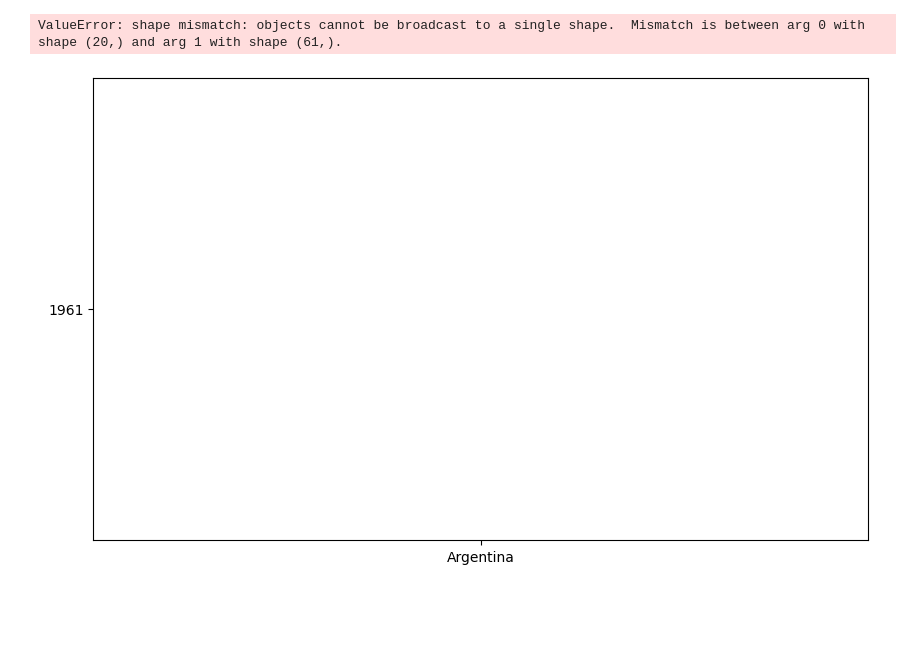
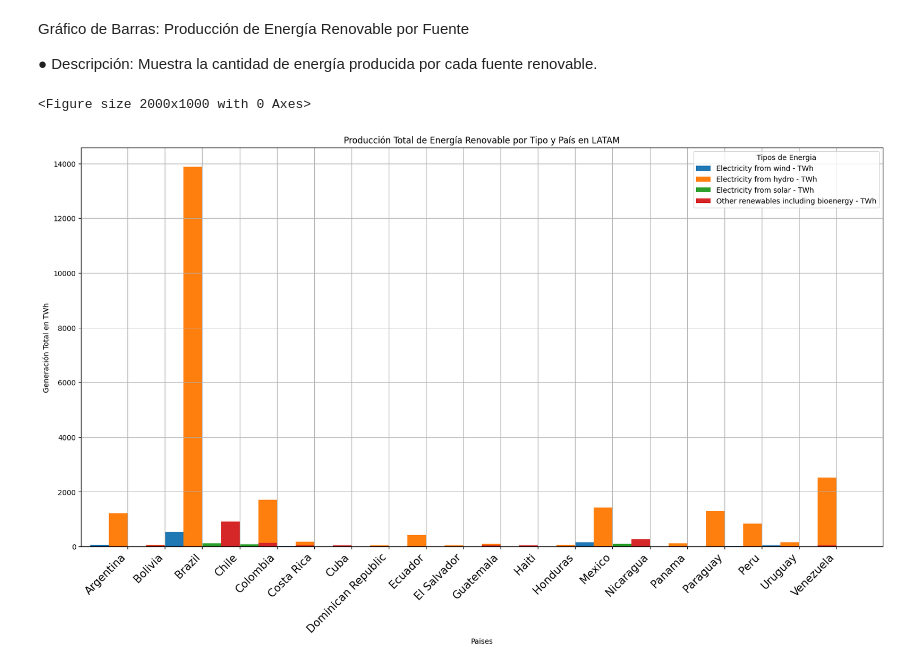
Before and after one commit to Aisengar/Energias_-renovables-, a Jupyter notebook: src/core/graficos.ipynb, the cells around one changed output. Drawn from its saved outputs; the diff is of its cells as text; code cells hidden in the pictures; blank space fills up the shorter version.

```diff
--- a/src/core/graficos.ipynb
+++ b/src/core/graficos.ipynb
@@ -81,10 +69,24 @@ Length: 61, dtype: float64
-# %%
-plt.figure(figsize=(10,6))
-plt.bar(ConsumoLATAM['Country Name'], Total_Energia.index)
-plt.title('Consumo de energía renovable (% del consumo total de energía final)')
-plt.ylabel('Generación en TWh')
-plt.grid()
-plt.legend()
-# %% [output]
-ValueError: shape mismatch: objects cannot be broadcast to a single shape.  Mismatch is between arg 0 with shape (20,) and arg 1 with shape (61,).
-[figure, removed]
+# %% [markdown]
+Gráfico de Barras: Producción de Energía Renovable por Fuente
+
+●      Descripción: Muestra la cantidad de energía producida por cada fuente renovable.
+# %%
+EnergyRenewConsLATAM = DataRenewProd[DataRenewProd['Entity'].isin(LATIN_AMERICAN_COUNTRIES)]
+TotalRenewProdByCountry = EnergyRenewConsLATAM.groupby('Entity').sum(numeric_only=True)
+energy_columns = ['Electricity from wind - TWh','Electricity from hydro - TWh','Electricity from solar - TWh','Other renewables including bioenergy - TWh']
+DataAllCountries = TotalRenewProdByCountry[energy_columns]
+DataAllCountries
+
+plt.figure(figsize=(20, 10))
+DataAllCountries.plot(kind='bar', figsize=(20, 10), width=2)
+plt.title('Producción Total de Energía Renovable por Tipo y País en LATAM')
+plt.ylabel('Generación Total en TWh')
+plt.xlabel('Paises')
+plt.tick_params(axis='x', labelsize=15)
+plt.xticks(rotation=45, ha="right")
+plt.legend(title='Tipos de Energia')
+plt.grid()
+plt.show()
+# %% [output]
+<Figure size 2000x1000 with 0 Axes>
+[figure, added]
```
Also changed, not shown: parts of 8 cells of this notebook.
